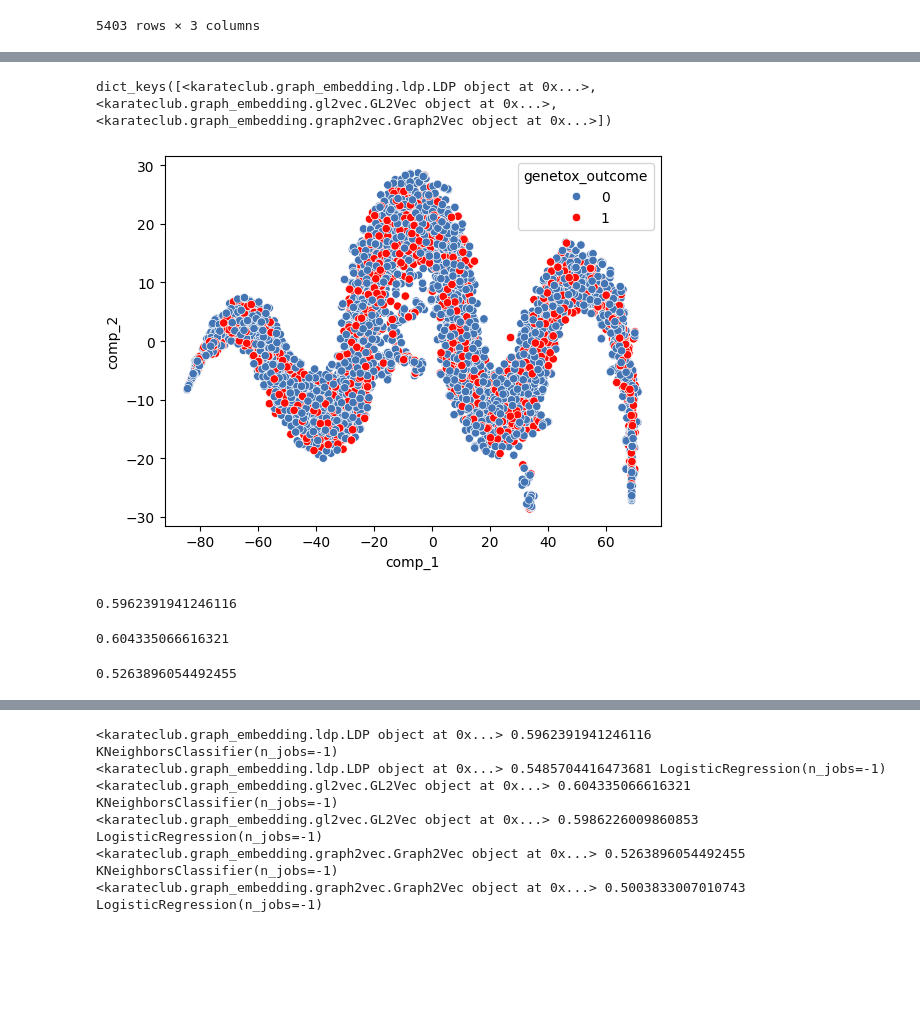
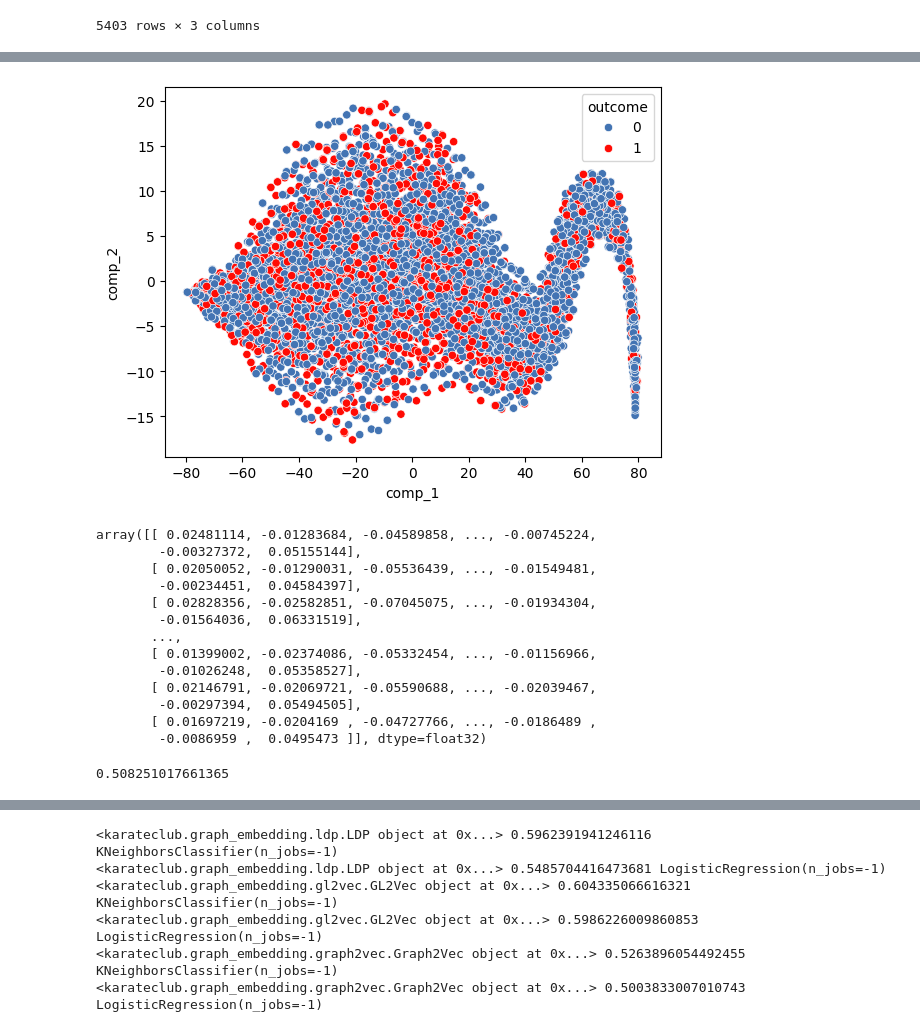
Before and after one commit to patlewig/metgraph_survey, a Jupyter notebook: notebooks/03-Graph_Embeddings.ipynb, the cells around one changed output, grey strips where cells are left out. Drawn from its saved outputs; the diff is of its cells as text; code cells hidden in the pictures; blank space fills up the shorter version.

```diff
--- a/notebooks/03-Graph_Embeddings.ipynb
+++ b/notebooks/03-Graph_Embeddings.ipynb
@@ -95 +122,5 @@ for model in [karateclub.LDP(), karateclub.GL2Vec(), karateclub.Graph2Vec(attrib
+# %%
+results = {}
+for k,v  in model_dict.items():
+    results[k] = mol_embed(v, list(graphs.values()))
 # %%
@@ -97,12 +150,10 @@ for model in [karateclub.LDP(), karateclub.GL2Vec(), karateclub.Graph2Vec(attrib
 # %%
 mydfs = []
 for k, v in results.items():
-    df = pd.DataFrame(v, columns = ['comp_1', 'comp_2'])
-    df['approach'] = str(k)
-    df2 = pd.DataFrame(list(smile_outcome_dict.items()))
+    df = pd.DataFrame(v[0], columns = ['comp_1', 'comp_2'],index =mydict.keys() )
+    df['approach'] = k
+    df2 = pd.DataFrame(list(gentox_dict.items()), columns = ['dtxsid', 'outcome']).set_index('dtxsid')
     df = pd.concat([df,df2], axis =1)
-    df.columns = ['comp_1', 'comp_2','approach','smiles', 'genetox_outcome']
-    df['dtxsid'] = df['smiles'].replace(my_dict)
     mydfs.append(df)
 # %%
-mydfs[0]['approach'] = mydfs[0]['approach'].replace('<karateclub.graph_embedding.ldp.LDP object at 0x797d25be43d0>','LDP')
+mydfs[2]
@@ -109,4 +173,0 @@ mydfs[0]['approach'] = mydfs[0]['approach'].replace('<karateclub.graph_embedding
-# %%
-results.keys()
-# %% [output]
-dict_keys([<karateclub.graph_embedding.ldp.LDP object at 0x...>, <karateclub.graph_embedding.gl2vec.GL2Vec object at 0x...>, <karateclub.graph_embedding.graph2vec.Graph2Vec object at 0x...>])
@@ -115,23 +174,24 @@ dict_keys([<karateclub.graph_embedding.ldp.LDP object at 0x...>, <karateclub.gra
-# %%
-mydfs[1]['approach'] =  mydfs[1]['approach'].replace('<karateclub.graph_embedding.gl2vec.GL2Vec object at 0x797d25be4400>','GL2Vec')
-mydfs[2]['approach'] =  mydfs[2]['approach'].replace('<karateclub.graph_embedding.graph2vec.Graph2Vec object at 0x797d25be41f0>','graph2vec')
 # %%
 #df['genetox_outcome'] = df['genetox_outcome'].astype(str)
 colors = ["#4374B3","#FF0B04",]
 sns.set_palette(sns.color_palette(colors))
-sns.scatterplot(x='comp_1',y='comp_2', hue='genetox_outcome', data=mydfs[2])
-plt.savefig(figures_dir+'Graph2Vec_050824.png', dpi = 300)
+sns.scatterplot(x='comp_1',y='comp_2', hue='outcome', data=mydfs[2])
+plt.savefig(figures_dir/'Graph2Vec_171224.png', dpi = 300)
 # %% [output]
-[figure, old version]
+[figure, new version]
-# %%
-knn = KNeighborsClassifier(n_jobs=-1)
-cv = cross_validate(knn,list(results.values())[0],y,cv=5,scoring=make_scorer(roc_auc_score))
-print(cv['test_score'].mean())
-# %% [output]
-0.5962391941246116
-# %%
-knn = KNeighborsClassifier(n_jobs=-1)
-cv = cross_validate(knn,list(results.values())[1],y,cv=5,scoring=make_scorer(roc_auc_score))
-print(cv['test_score'].mean())
-# %% [output]
-0.604335066616321
+# %%
+results['graph2vec'][1]
+# %% [output]
+array([[ 0.02481114, -0.01283684, -0.04589858, ..., -0.00745224,
+        -0.00327372,  0.05155144],
+       [ 0.02050052, -0.01290031, -0.05536439, ..., -0.01549481,
+        -0.00234451,  0.04584397],
+       [ 0.02828356, -0.02582851, -0.07045075, ..., -0.01934304,
+        -0.01564036,  0.06331519],
+       ...,
+       [ 0.01399002, -0.02374086, -0.05332454, ..., -0.01156966,
+        -0.01026248,  0.05358527],
+       [ 0.02146791, -0.02069721, -0.05590688, ..., -0.02039467,
+        -0.00297394,  0.05494505],
+       [ 0.01697219, -0.0204169 , -0.04727766, ..., -0.0186489 ,
+        -0.0086959 ,  0.0495473 ]], dtype=float32)
@@ -138,6 +200,6 @@ print(cv['test_score'].mean())
 # %%
 knn = KNeighborsClassifier(n_jobs=-1)
-cv = cross_validate(knn,list(results.values())[2],y,cv=5,scoring=make_scorer(roc_auc_score))
+cv = cross_validate(knn,results['graph2vec'][1],y,cv=5,scoring=make_scorer(roc_auc_score))
 print(cv['test_score'].mean())
 # %% [output]
-0.5263896054492455
+0.508251017661365
```
Also changed, not shown: parts of 27 cells of this notebook, 58 other files.
